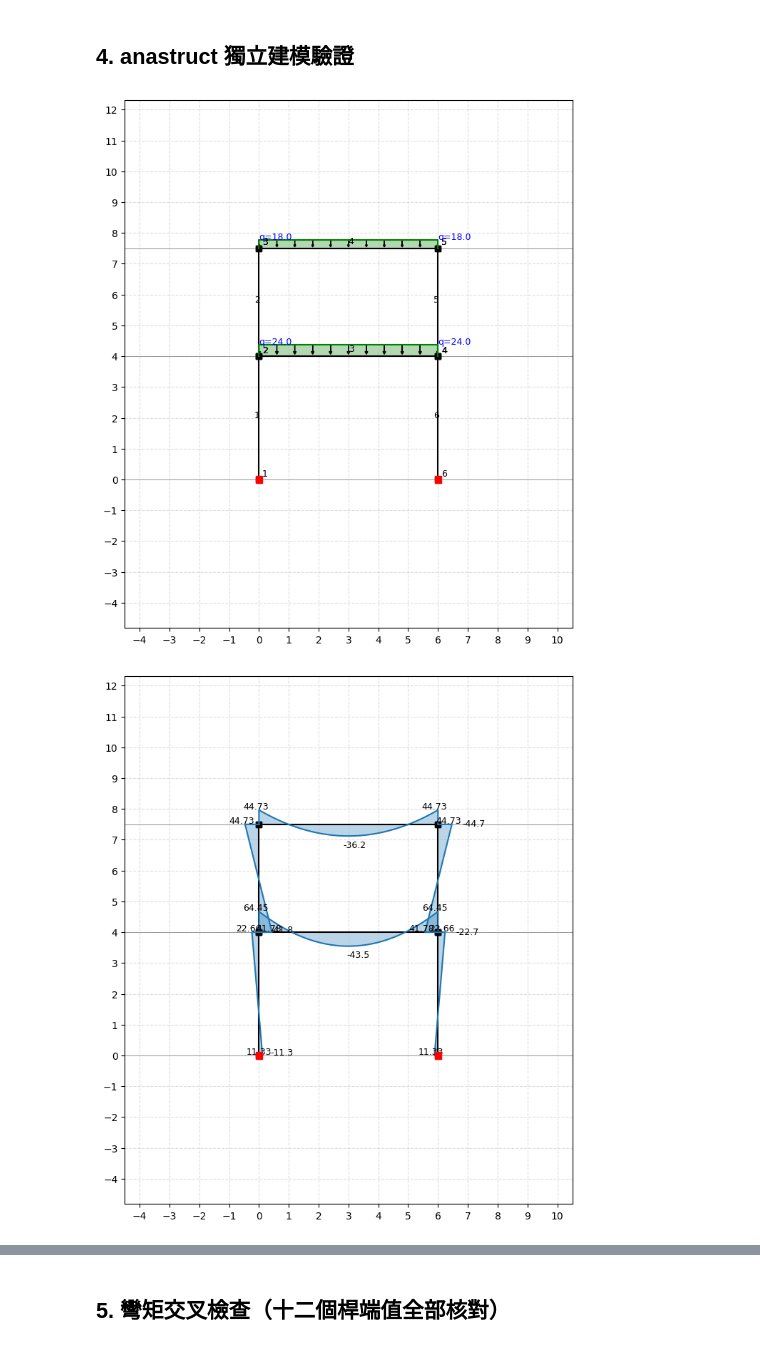
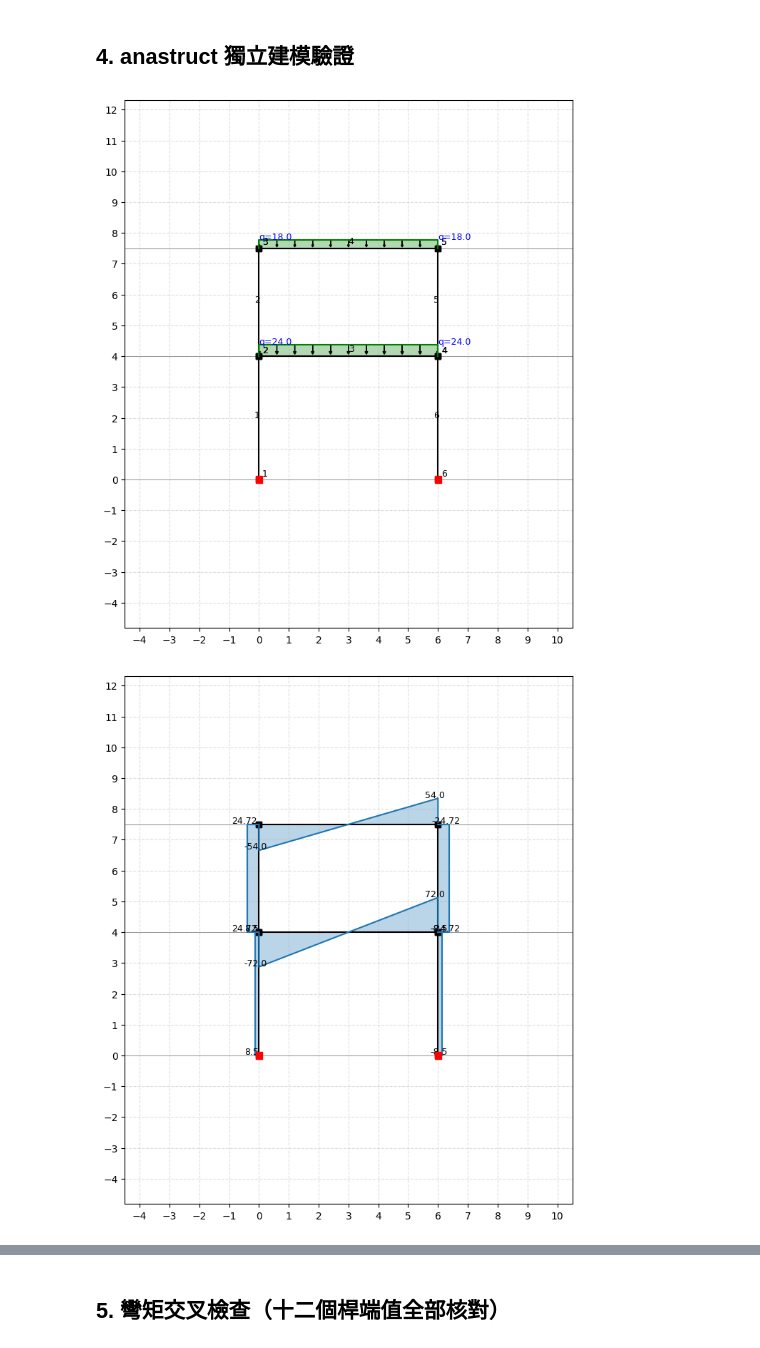
Before and after one commit to zhixiu0223/slope_deflection_framework, a Jupyter notebook: notebooks/Case-05-two-story-frame.ipynb, the cells around one changed output, grey strips where cells are left out. Saved outputs shown, nothing was run; the diff lists cells and outputs as text; code cells hidden in the pictures.

```diff
--- a/notebooks/Case-05-two-story-frame.ipynb
+++ b/notebooks/Case-05-two-story-frame.ipynb
@@ -874,31 +891,35 @@ ss.solve()
 def apply_grid(fig, y_lines=()):
     ax = fig.axes[0]
     ax.xaxis.set_major_locator(mticker.MultipleLocator(1))
     ax.yaxis.set_major_locator(mticker.MultipleLocator(1))
     ax.grid(True, linestyle='--', alpha=0.4)
     for y in y_lines:
         ax.axhline(y, color='gray', lw=0.6, zorder=0)
     return fig
 
 fig_s = ss.show_structure(show=False, figsize=(7, 8))
 apply_grid(fig_s, [0, H1, Htot])
 plt.show()
 
+fig_v = ss.show_shear_force(show=False, figsize=(7, 8))
+apply_grid(fig_v, [0, H1, Htot])
+plt.show()
+
 fig_m = ss.show_bending_moment(show=False, figsize=(7, 8))
 apply_grid(fig_m, [0, H1, Htot])
 plt.show()
 
 fig_d = ss.show_displacement(show=False, factor=100, figsize=(7, 8))
 apply_grid(fig_d, [0, H1, Htot])
 plt.show()
 
 el1,el2,el3,el4,el5,el6 = [ss.element_map[i] for i in range(1,7)]
 print("柱AB: A=%.3f B=%.3f" % (el1.node_1.Tz, el1.node_2.Tz))
 print("柱BC: B=%.3f C=%.3f" % (el2.node_1.Tz, el2.node_2.Tz))
 print("梁BE: B=%.3f E=%.3f" % (el3.node_1.Tz, el3.node_2.Tz))
 print("梁CD: C=%.3f D=%.3f" % (el4.node_1.Tz, el4.node_2.Tz))
 print("柱ED: E=%.3f D=%.3f" % (el5.node_1.Tz, el5.node_2.Tz))
 print("柱FE: F=%.3f E=%.3f" % (el6.node_1.Tz, el6.node_2.Tz))
 # %% [output]
 [figure]
-[figure, old version]
+[figure, new version]
```
Also changed, not shown: parts of 4 cells of this notebook, 2 other files.
